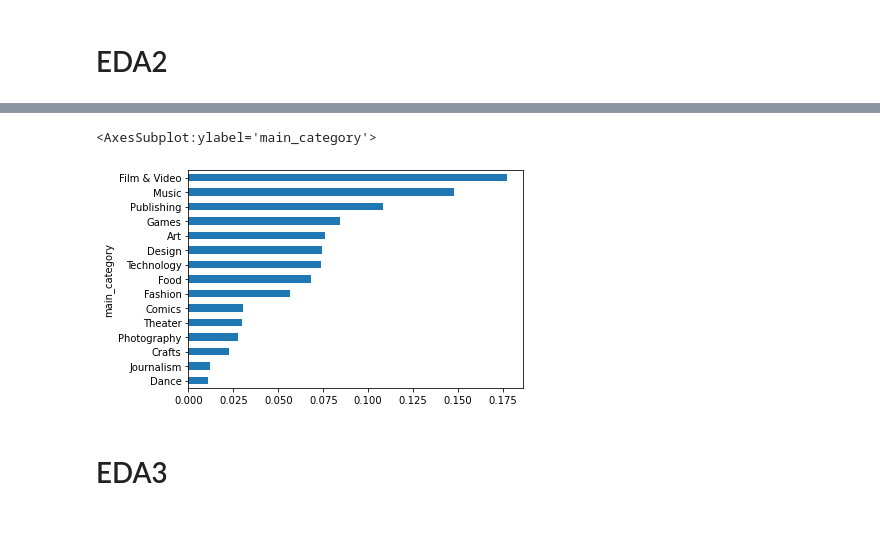
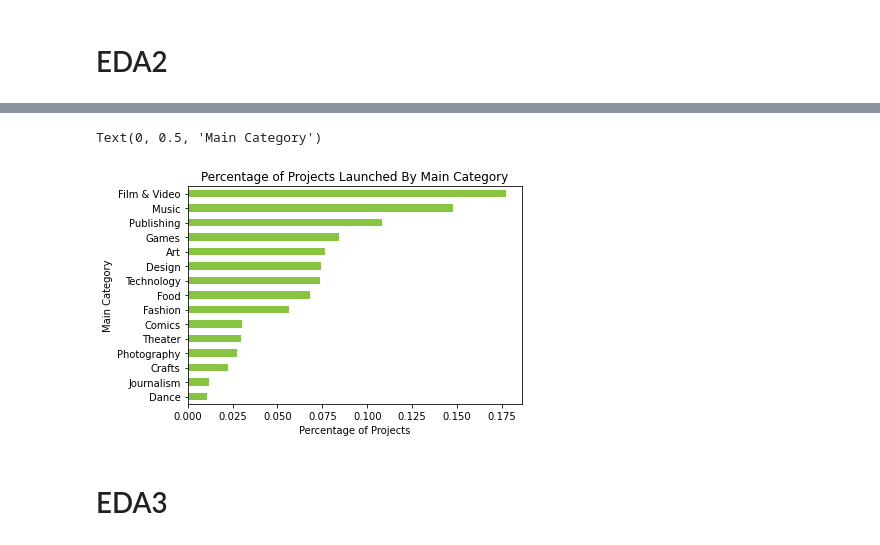
Before and after one commit to TheAidanAu/kickstarter, a Jupyter notebook: EDA2_Kickstaerter.ipynb, the cells around one changed output, grey strips where cells are left out. Saved outputs shown, nothing was run; the diff lists cells and outputs as text; code cells hidden in the pictures.

```diff
--- a/EDA2_Kickstaerter.ipynb
+++ b/EDA2_Kickstaerter.ipynb
@@ -616,11 +640,14 @@ df_main_cat.sort_values().plot(kind='barh')
 # %%
+#Royce
 df_main_cat = (df_us.groupby('main_category')['launched'].count())/292627
-#percentage
-# df_main_cat.plot(kind='bar')
-df_main_cat.sort_values().plot(kind='barh')
+
+df_main_cat.sort_values().plot(kind='barh',color='#87c442')
+plt.title('Percentage of Projects Launched By Main Category')
+plt.xlabel('Percentage of Projects')
+plt.ylabel('Main Category')
 # %% [output]
-<AxesSubplot:ylabel='main_category'>
+Text(0, 0.5, 'Main Category')
-[figure, old version]
+[figure, new version]
 # %%
 #df['column name'] = df['column name'].replace(['old value'],'new value')
 # %% [markdown]
```
Also changed, not shown: parts of 91 cells of this notebook, 1 other file.
